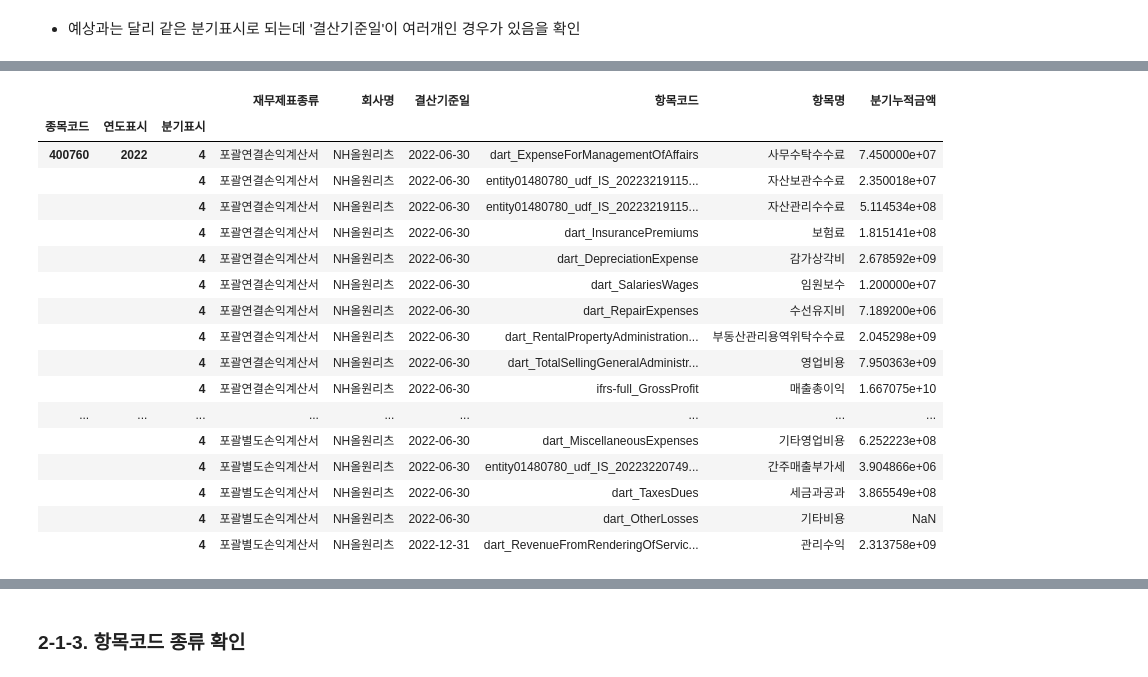
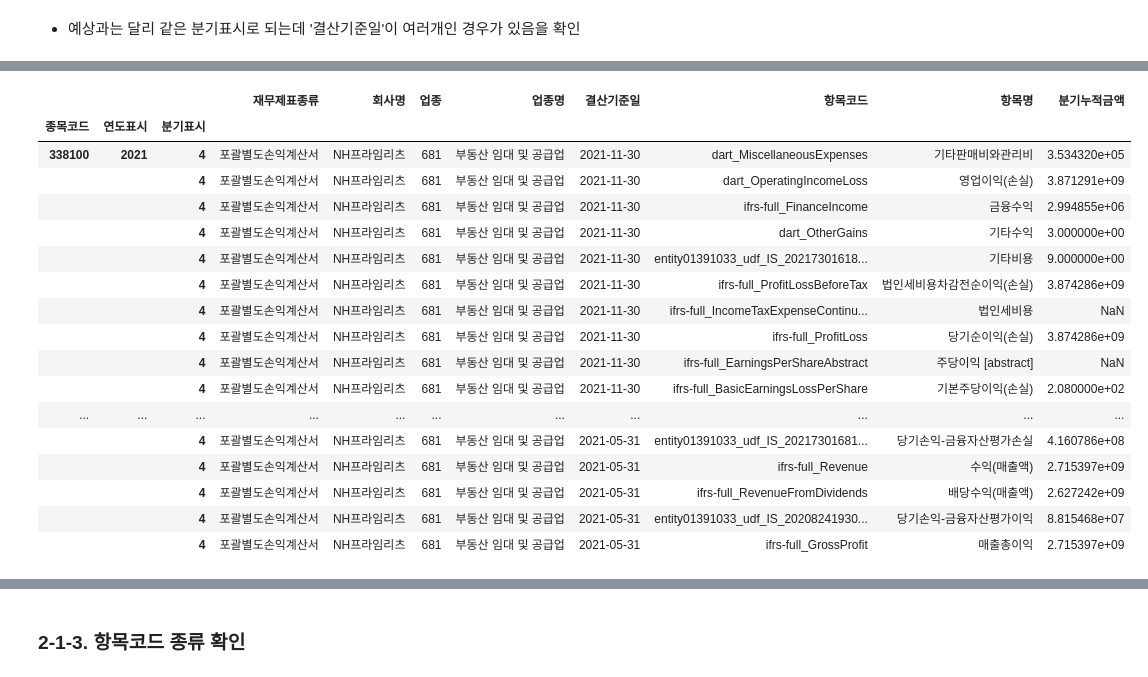
Before and after one commit to Ryong1998/snowball, a Jupyter notebook: 3_Data_Preparation.ipynb, the cells around one changed output, grey strips where cells are left out. Drawn from its saved outputs; the diff is of its cells as text; code cells hidden in the pictures.

Commit message:
재무제표 분기 처리 방식 고안 및 df_Dart_PL 전처리 '항목코드' 이용까지 진행

```diff
--- a/3_Data_Preparation.ipynb
+++ b/3_Data_Preparation.ipynb
@@ -1457,9 +1457,9 @@ df_Bank_BS.to_pickle('/content/drive/MyDrive/snowball/data/After_data_select/df_
 # %%
 import pandas as pd
 
-df_Dart_PL_origin = pd.read_pickle('/content/drive/MyDrive/snowball/data/After_data_select/df_Dart_PL.pkl')
-print(df_Dart_PL_origin.info())
-print(df_Dart_PL_origin.isnull().sum())
-df_Dart_PL_origin.head()
+df_Dart_PL = pd.read_pickle('/content/drive/MyDrive/snowball/data/After_data_select/df_Dart_PL.pkl')
+print(df_Dart_PL.info())
+print(df_Dart_PL.isnull().sum())
+df_Dart_PL.head()
 # %% [output]
 <class 'pandas.core.frame.DataFrame'>
@@ -1490,4 +1490,4 @@ dtype: int64
 # %%
-df_Dart_PL_origin = df_Dart_PL_origin.set_index(['종목코드','연도표시','분기표시'])
+df_Dart_PL_origin = df_Dart_PL.set_index(['종목코드','연도표시','분기표시'])
 df_Dart_PL_origin
 # %% [output]
@@ -1612,0 +1630,4 @@ array(['2021-12-31', '2022-03-31', '2022-06-30', '2022-12-31'],
+# %%
+# 최대 출력할 행의 개수를 10으로 설정
+pd.set_option('display.max_rows', 150)
+df_Dart_PL_origin.loc[('263750', 2017, 1),:]
@@ -1612,0 +1653,4 @@ array(['2021-12-31', '2022-03-31', '2022-06-30', '2022-12-31'],
+# %%
+# 최대 출력할 행의 개수를 10으로 설정
+pd.set_option('display.max_rows', 150)
+df_Dart_PL_origin.loc[('131100', 2019, 1),:]
@@ -1613,23 +1676,23 @@ array(['2021-12-31', '2022-03-31', '2022-06-30', '2022-12-31'],
 # %%
-# 최대 출력할 행의 개수를 135으로 설정
-pd.set_option('display.max_rows', 135)
-df_Dart_PL_origin.loc[('400760', 2022, 4),:]
+# 최대 출력할 행의 개수를 10으로 설정
+pd.set_option('display.max_rows', 150)
+df_Dart_PL_origin.loc[('338100', 2021, 4),:]
 # %% [output]
-|  |  |  | 재무제표종류 | 회사명 | 결산기준일 | 항목코드 | 항목명 | 분기누적금액 |
-| 종목코드 | 연도표시 | 분기표시 |  |  |  |  |  |  |
-| 400760 | 2022 | 4 | 포괄연결손익계산서 | NH올원리츠 | 2022-06-30 | dart_ExpenseForManagementOfAffairs | 사무수탁수수료 | 7.450000e+07 |
-|  |  | 4 | 포괄연결손익계산서 | NH올원리츠 | 2022-06-30 | entity01480780_udf_IS_20223219115... | 자산보관수수료 | 2.350018e+07 |
-|  |  | 4 | 포괄연결손익계산서 | NH올원리츠 | 2022-06-30 | entity01480780_udf_IS_20223219115... | 자산관리수수료 | 5.114534e+08 |
-|  |  | 4 | 포괄연결손익계산서 | NH올원리츠 | 2022-06-30 | dart_InsurancePremiums | 보험료 | 1.815141e+08 |
-|  |  | 4 | 포괄연결손익계산서 | NH올원리츠 | 2022-06-30 | dart_DepreciationExpense | 감가상각비 | 2.678592e+09 |
-|  |  | 4 | 포괄연결손익계산서 | NH올원리츠 | 2022-06-30 | dart_SalariesWages | 임원보수 | 1.200000e+07 |
-|  |  | 4 | 포괄연결손익계산서 | NH올원리츠 | 2022-06-30 | dart_RepairExpenses | 수선유지비 | 7.189200e+06 |
-|  |  | 4 | 포괄연결손익계산서 | NH올원리츠 | 2022-06-30 | dart_RentalPropertyAdministration... | 부동산관리용역위탁수수료 | 2.045298e+09 |
-|  |  | 4 | 포괄연결손익계산서 | NH올원리츠 | 2022-06-30 | dart_TotalSellingGeneralAdministr... | 영업비용 | 7.950363e+09 |
-|  |  | 4 | 포괄연결손익계산서 | NH올원리츠 | 2022-06-30 | ifrs-full_GrossProfit | 매출총이익 | 1.667075e+10 |
-| ... | ... | ... | ... | ... | ... | ... | ... | ... |
-|  |  | 4 | 포괄별도손익계산서 | NH올원리츠 | 2022-06-30 | dart_MiscellaneousExpenses | 기타영업비용 | 6.252223e+08 |
-|  |  | 4 | 포괄별도손익계산서 | NH올원리츠 | 2022-06-30 | entity01480780_udf_IS_20223220749... | 간주매출부가세 | 3.904866e+06 |
-|  |  | 4 | 포괄별도손익계산서 | NH올원리츠 | 2022-06-30 | dart_TaxesDues | 세금과공과 | 3.865549e+08 |
-|  |  | 4 | 포괄별도손익계산서 | NH올원리츠 | 2022-06-30 | dart_OtherLosses | 기타비용 | NaN |
-|  |  | 4 | 포괄별도손익계산서 | NH올원리츠 | 2022-12-31 | dart_RevenueFromRenderingOfServic... | 관리수익 | 2.313758e+09 |
+|  |  |  | 재무제표종류 | 회사명 | 업종 | 업종명 | 결산기준일 | 항목코드 | 항목명 | 분기누적금액 |
+| 종목코드 | 연도표시 | 분기표시 |  |  |  |  |  |  |  |  |
+| 338100 | 2021 | 4 | 포괄별도손익계산서 | NH프라임리츠 | 681 | 부동산 임대 및 공급업 | 2021-11-30 | dart_MiscellaneousExpenses | 기타판매비와관리비 | 3.534320e+05 |
+|  |  | 4 | 포괄별도손익계산서 | NH프라임리츠 | 681 | 부동산 임대 및 공급업 | 2021-11-30 | dart_OperatingIncomeLoss | 영업이익(손실) | 3.871291e+09 |
+|  |  | 4 | 포괄별도손익계산서 | NH프라임리츠 | 681 | 부동산 임대 및 공급업 | 2021-11-30 | ifrs-full_FinanceIncome | 금융수익 | 2.994855e+06 |
+|  |  | 4 | 포괄별도손익계산서 | NH프라임리츠 | 681 | 부동산 임대 및 공급업 | 2021-11-30 | dart_OtherGains | 기타수익 | 3.000000e+00 |
+|  |  | 4 | 포괄별도손익계산서 | NH프라임리츠 | 681 | 부동산 임대 및 공급업 | 2021-11-30 | entity01391033_udf_IS_20217301618... | 기타비용 | 9.000000e+00 |
+|  |  | 4 | 포괄별도손익계산서 | NH프라임리츠 | 681 | 부동산 임대 및 공급업 | 2021-11-30 | ifrs-full_ProfitLossBeforeTax | 법인세비용차감전순이익(손실) | 3.874286e+09 |
+|  |  | 4 | 포괄별도손익계산서 | NH프라임리츠 | 681 | 부동산 임대 및 공급업 | 2021-11-30 | ifrs-full_IncomeTaxExpenseContinu... | 법인세비용 | NaN |
+|  |  | 4 | 포괄별도손익계산서 | NH프라임리츠 | 681 | 부동산 임대 및 공급업 | 2021-11-30 | ifrs-full_ProfitLoss | 당기순이익(손실) | 3.874286e+09 |
+|  |  | 4 | 포괄별도손익계산서 | NH프라임리츠 | 681 | 부동산 임대 및 공급업 | 2021-11-30 | ifrs-full_EarningsPerShareAbstract | 주당이익 [abstract] | NaN |
+|  |  | 4 | 포괄별도손익계산서 | NH프라임리츠 | 681 | 부동산 임대 및 공급업 | 2021-11-30 | ifrs-full_BasicEarningsLossPerShare | 기본주당이익(손실) | 2.080000e+02 |
+| ... | ... | ... | ... | ... | ... | ... | ... | ... | ... | ... |
+|  |  | 4 | 포괄별도손익계산서 | NH프라임리츠 | 681 | 부동산 임대 및 공급업 | 2021-05-31 | entity01391033_udf_IS_20217301681... | 당기손익-금융자산평가손실 | 4.160786e+08 |
+|  |  | 4 | 포괄별도손익계산서 | NH프라임리츠 | 681 | 부동산 임대 및 공급업 | 2021-05-31 | ifrs-full_Revenue | 수익(매출액) | 2.715397e+09 |
+|  |  | 4 | 포괄별도손익계산서 | NH프라임리츠 | 681 | 부동산 임대 및 공급업 | 2021-05-31 | ifrs-full_RevenueFromDividends | 배당수익(매출액) | 2.627242e+09 |
+|  |  | 4 | 포괄별도손익계산서 | NH프라임리츠 | 681 | 부동산 임대 및 공급업 | 2021-05-31 | entity01391033_udf_IS_20208241930... | 당기손익-금융자산평가이익 | 8.815468e+07 |
+|  |  | 4 | 포괄별도손익계산서 | NH프라임리츠 | 681 | 부동산 임대 및 공급업 | 2021-05-31 | ifrs-full_GrossProfit | 매출총이익 | 2.715397e+09 |
```
Also changed, not shown: parts of 48 cells of this notebook.
